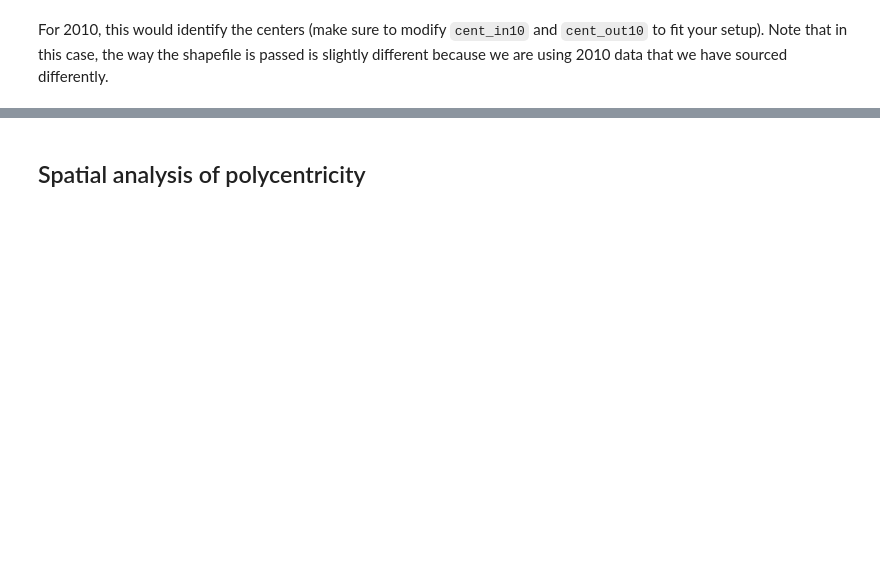
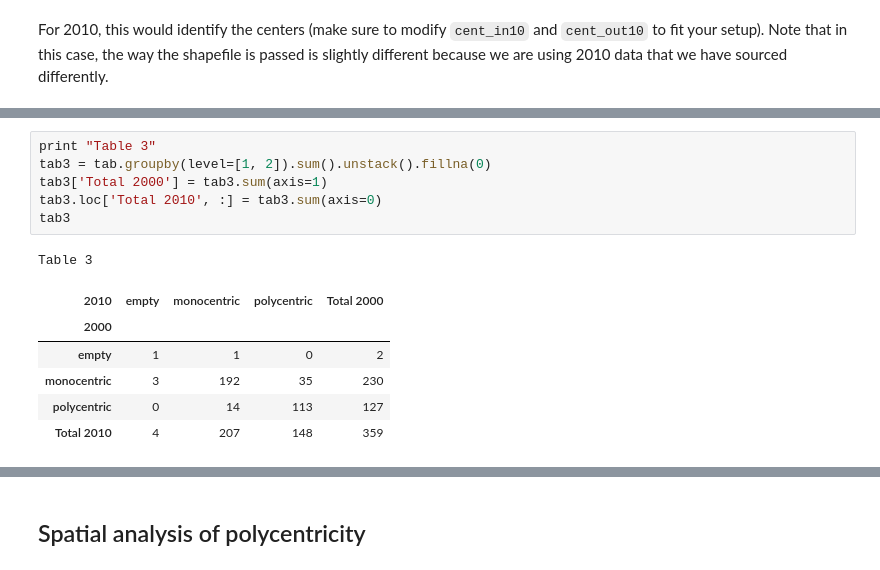
Before and after one commit to darribas/us_employment_centers, a Jupyter notebook: us_centers.ipynb, the cells around one changed output, grey strips where cells are left out. Saved outputs shown, nothing was run; the diff lists cells and outputs as text; blank space fills up the shorter version.

```diff
--- a/us_centers.ipynb
+++ b/us_centers.ipynb
@@ -167,0 +217,14 @@ _ = tools.act_on_msa(pars[0], permutations=9)
+# %%
+print "Table 3"
+tab3 = tab.groupby(level=[1, 2]).sum().unstack().fillna(0)
+tab3['Total 2000'] = tab3.sum(axis=1)
+tab3.loc['Total 2010', :] = tab3.sum(axis=0)
+tab3
+# %% [output]
+Table 3
+| 2010 | empty | monocentric | polycentric | Total 2000 |
+| 2000 |  |  |  |  |
+| empty | 1 | 1 | 0 | 2 |
+| monocentric | 3 | 192 | 35 | 230 |
+| polycentric | 0 | 14 | 113 | 127 |
+| Total 2010 | 4 | 207 | 148 | 359 |
```
Also changed, not shown: parts of 31 cells of this notebook, 2 other files.
